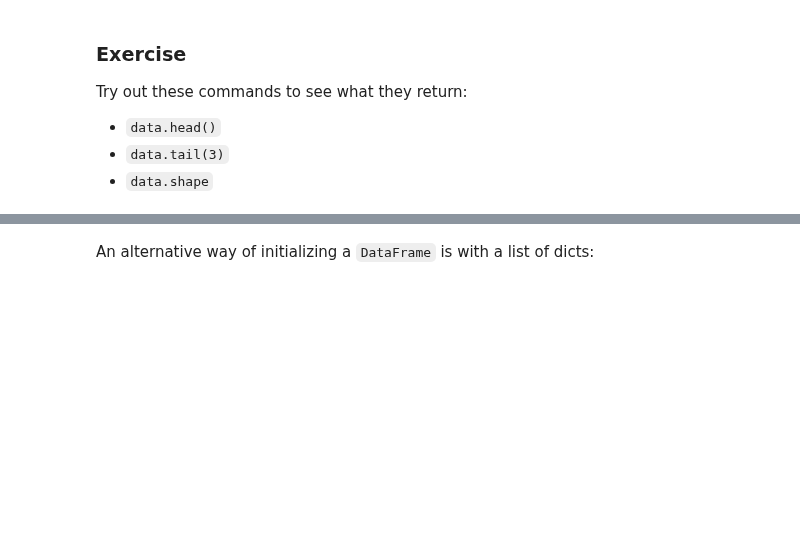
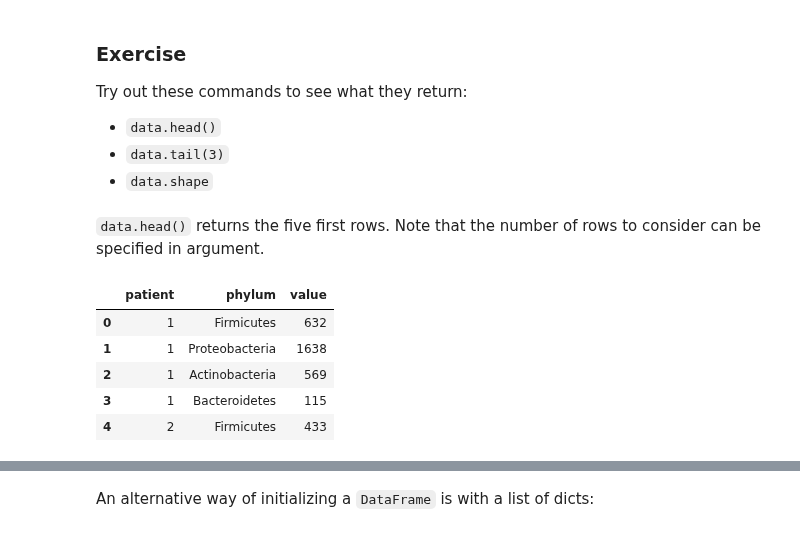
Before and after one commit to fdevillard/ada-homeworks, a Jupyter notebook: 01 - Pandas and Data Wrangling/Intro to Pandas.ipynb, the cells around one changed output, grey strips where cells are left out. Drawn from its saved outputs; the diff is of its cells as text; code cells hidden in the pictures; blank space fills up the shorter version.

```diff
--- a/01 - Pandas and Data Wrangling/Intro to Pandas.ipynb
+++ b/01 - Pandas and Data Wrangling/Intro to Pandas.ipynb
@@ -155,3 +288,14 @@ Try out these commands to see what they return:
 - `data.head()`
 - `data.tail(3)`
 - `data.shape`
+# %% [markdown]
+`data.head()` returns the five first rows. Note that the number of rows to consider can be specified in argument.
+# %%
+data.head()
+# %% [output]
+|  | patient | phylum | value |
+| 0 | 1 | Firmicutes | 632 |
+| 1 | 1 | Proteobacteria | 1638 |
+| 2 | 1 | Actinobacteria | 569 |
+| 3 | 1 | Bacteroidetes | 115 |
+| 4 | 2 | Firmicutes | 433 |
```
Also changed, not shown: parts of 159 cells of this notebook, 2 other files.
